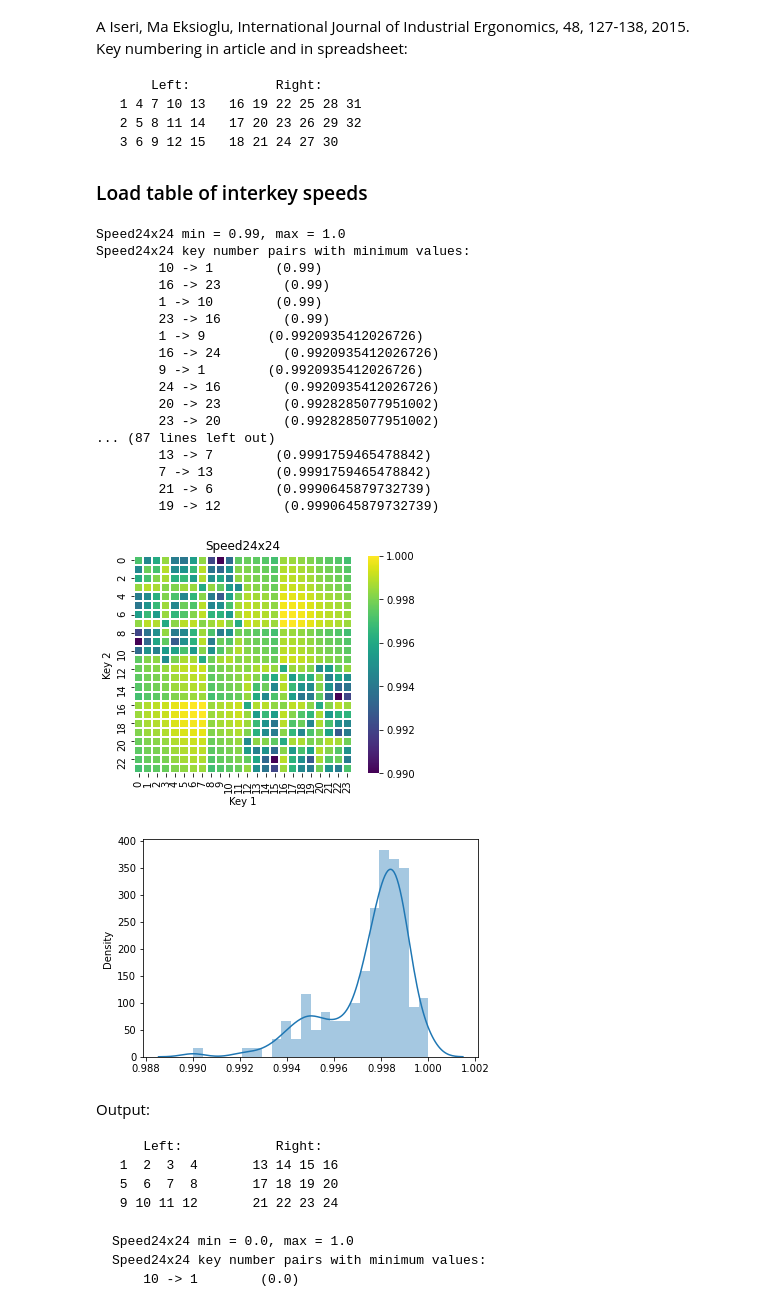
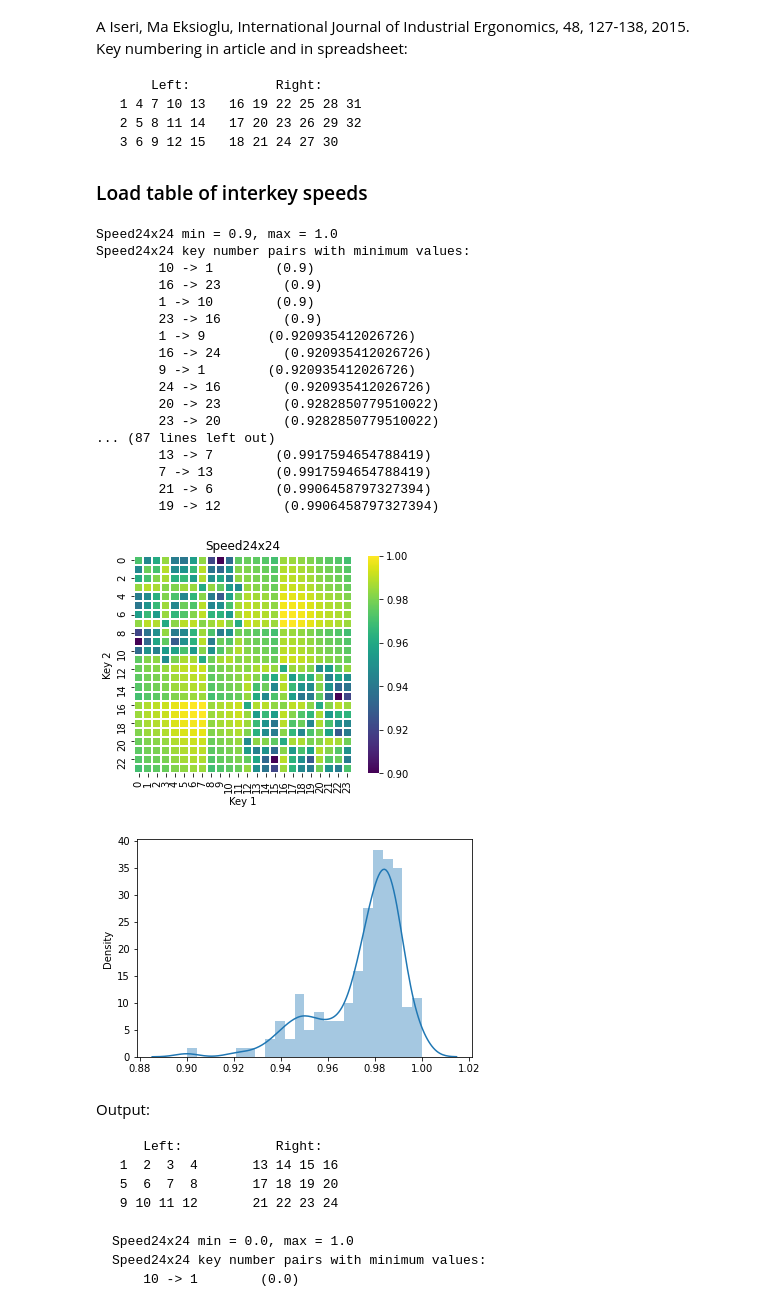
Before and after one commit to binarybottle/engram, a Jupyter notebook: engram_layout_v1.2.ipynb, the cells around one changed output. Saved outputs shown, nothing was run; the diff lists cells and outputs as text; code cells hidden in the pictures.

```diff
--- a/engram_layout_v1.2.ipynb
+++ b/engram_layout_v1.2.ipynb
@@ -444,11 +444,11 @@ import matplotlib.pyplot as plt
 import seaborn as sns
 
 # Influence of strength data
-strength_factor = 0.01  # Published finger strength data is given very low weight, and is used primarily for ordering initial sequence of letters in Step 1.
+strength_factor = 0.9  # Published finger strength data is given very low weight, and is used primarily for ordering initial sequence of letters in Step 1.
 
 # Influence of speed data
 apply_speed = False
-speed_factor = 0.01  # Published speed data was only used for early experimentation.
+speed_factor = 0.9  # Published speed data was only used for early experimentation.
 
 
 # Find all permutations of letters, optimize layout, and generate output:
@@ -1128,57 +1128,57 @@ J = [16,15,14,13, 20,19,18,17, 24,23,22,21,  1,2,3,4, 5,6,7,8, 9,10,11,12]
 for i1, I1 in enumerate(I):
     for i2, I2 in enumerate(I):
         J1 = J[i1] - 1
         J2 = J[i2] - 1
         #print(i1,i2,I1-1,I2-1,J1,J2)
         avgvalue = (Time24x24[I1-1,I2-1] + Time24x24[J1,J2]) / 2
         TimeSymmetric24x24[I1-1,I2-1] = avgvalue
         TimeSymmetric24x24[J1,J2] = avgvalue
 
 # Normalize matrix with min-max scaling to a range with maximum = 1:
-newMin = 1.0 - speed_factor  # np.min(TimeSymmetric24x24) / np.max(TimeSymmetric24x24)
+newMin = speed_factor  # np.min(TimeSymmetric24x24) / np.max(TimeSymmetric24x24)
 newMax = 1.0
 TimeSymmetric24x24 = newMin + (TimeSymmetric24x24 - np.min(TimeSymmetric24x24)) * (newMax - newMin) / (np.max(TimeSymmetric24x24) - np.min(TimeSymmetric24x24))
 
 # Convert relative interkey stroke times to relative speeds by subtracting from 1:
 Speed24x24 = 1 - TimeSymmetric24x24 + np.min(TimeSymmetric24x24)
 
 # Print:
 print_matrix_info(matrix_data=Speed24x24, matrix_label="Speed24x24", nkeys=24, nlines=50)
 heatmap(data=Speed24x24, title="Speed24x24", xlabel="Key 1", ylabel="Key 2")
 
 # Print:
 #print(repr(Speed24x24))
 
 # Save:
 file = open("Speed24x24.txt", "w+")
 file.write(str(Speed24x24))
 file.close()
 # %% [output]
-Speed24x24 min = 0.99, max = 1.0
+Speed24x24 min = 0.9, max = 1.0
 Speed24x24 key number pairs with minimum values:
-        10 -> 1        (0.99)
-        16 -> 23        (0.99)
-        1 -> 10        (0.99)
-        23 -> 16        (0.99)
-        1 -> 9        (0.9920935412026726)
-        16 -> 24        (0.9920935412026726)
-        9 -> 1        (0.9920935412026726)
-        24 -> 16        (0.9920935412026726)
-        20 -> 23        (0.9928285077951002)
-        23 -> 20        (0.9928285077951002)
+        10 -> 1        (0.9)
+        16 -> 23        (0.9)
+        1 -> 10        (0.9)
+        23 -> 16        (0.9)
+        1 -> 9        (0.920935412026726)
+        16 -> 24        (0.920935412026726)
+        9 -> 1        (0.920935412026726)
+        24 -> 16        (0.920935412026726)
+        20 -> 23        (0.9282850779510022)
+        23 -> 20        (0.9282850779510022)
 ... (87 lines left out)
-        13 -> 7        (0.9991759465478842)
-        7 -> 13        (0.9991759465478842)
-        21 -> 6        (0.9990645879732739)
-        19 -> 12        (0.9990645879732739)
+        13 -> 7        (0.9917594654788419)
+        7 -> 13        (0.9917594654788419)
+        21 -> 6        (0.9906458797327394)
+        19 -> 12        (0.9906458797327394)
-[figure, old version]
+[figure, new version]
 # %%
 # Histogram
 #if apply_speed:
 sns_plot = sns.distplot(Speed24x24)
 sns_plot.figure.savefig("{0}_histogram.png".format("Speed24x24"))
 # %% [output]
-[figure, old version]
+[figure, new version]
 # %% [markdown]
 Output:
 
```
Also changed, not shown: parts of 29 cells of this notebook, 21 other files.
